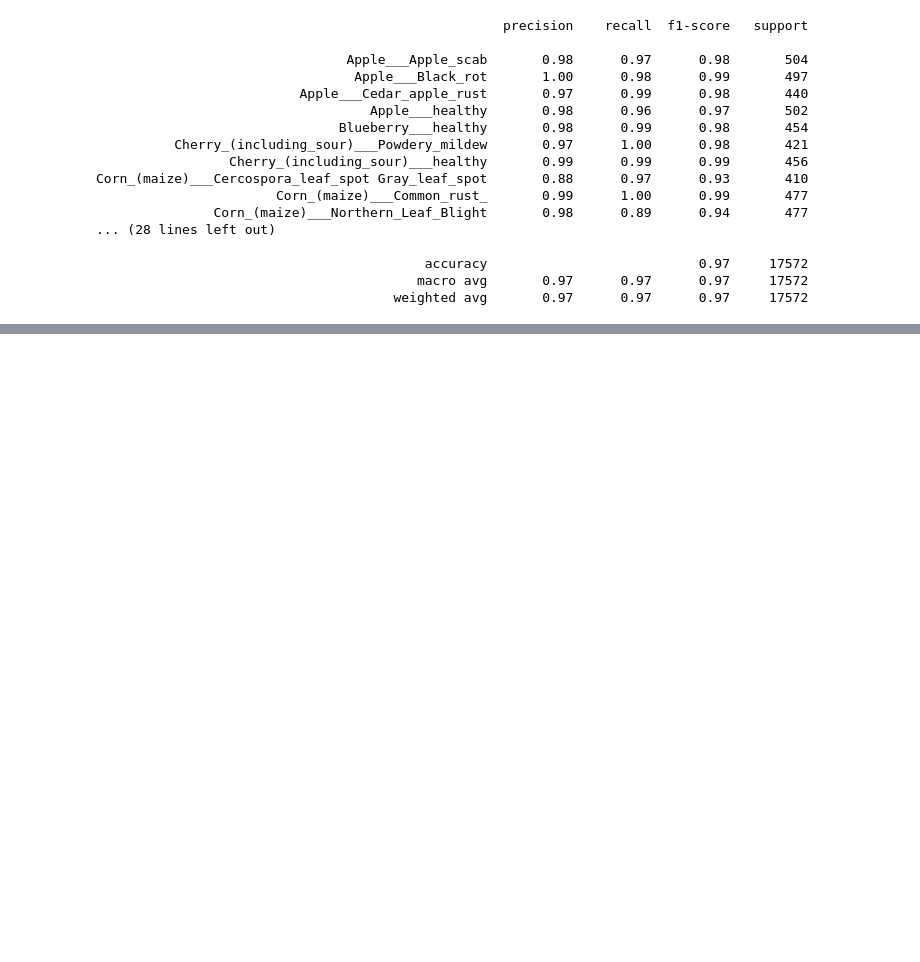
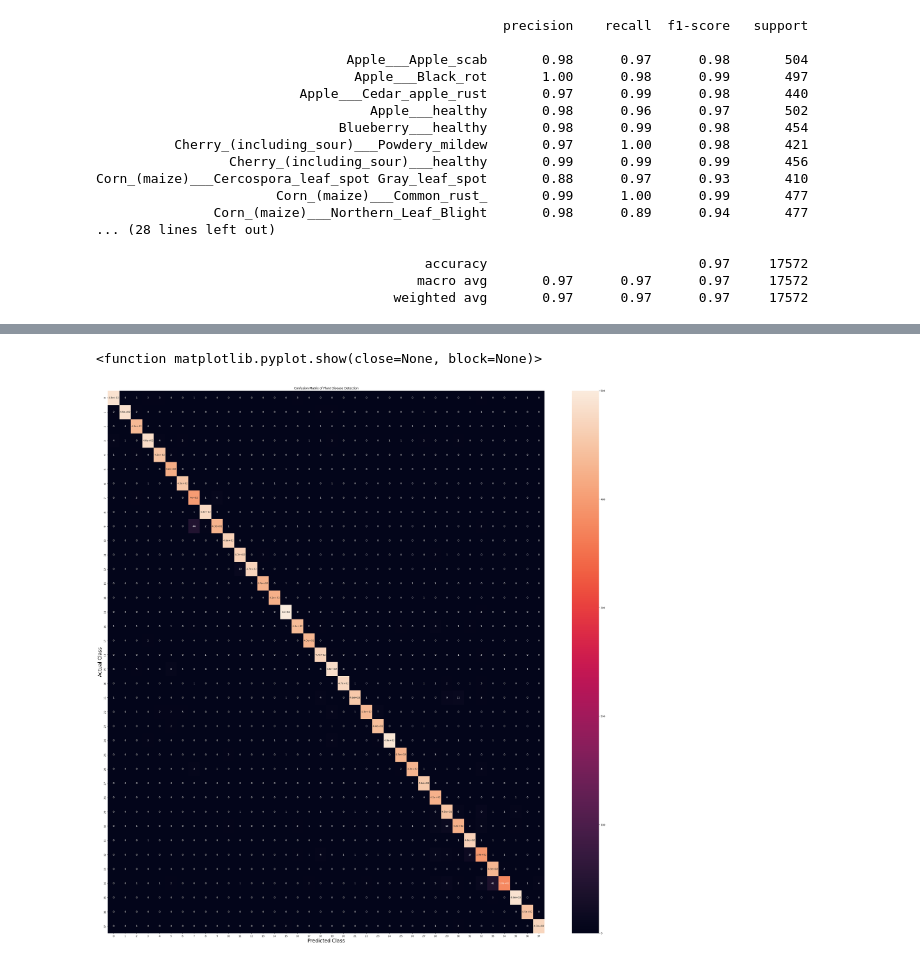
Before and after one commit to SrayanBhattacharya/Leaf-Disease-Detection, a Jupyter notebook: training.ipynb, the cells around one changed output, grey strips where cells are left out. Cells and saved outputs as stored; diff of their text form; code cells hidden in the pictures; blank space fills up the shorter version.

```diff
--- a/training.ipynb
+++ b/training.ipynb
@@ -331,3 +331,6 @@ Corn_(maize)___Cercospora_leaf_spot Gray_leaf_spot       0.88      0.97      0.9
                                           accuracy                           0.97     17572
                                          macro avg       0.97      0.97      0.97     17572
                                       weighted avg       0.97      0.97      0.97     17572
+# %%
+cm = confusion_matrix(yTrue, predictedCategories)
+cm
@@ -333,0 +345,12 @@ Corn_(maize)___Cercospora_leaf_spot Gray_leaf_spot       0.88      0.97      0.9
+# %%
+#Visualization of Confusion Matrix
+
+plt.figure(figsize=(40,40))
+sns.heatmap(cm, annot=True, annot_kws={"size":10})
+plt.xlabel("Predicted Class", fontsize=20)
+plt.ylabel("Actual Class", fontsize=20)
+plt.title("Confusion Matrix of Plant Disease Detection")
+plt.show
+# %% [output]
+<function matplotlib.pyplot.show(close=None, block=None)>
+[figure, added]
```
Also changed, not shown: parts of 2 cells of this notebook.
